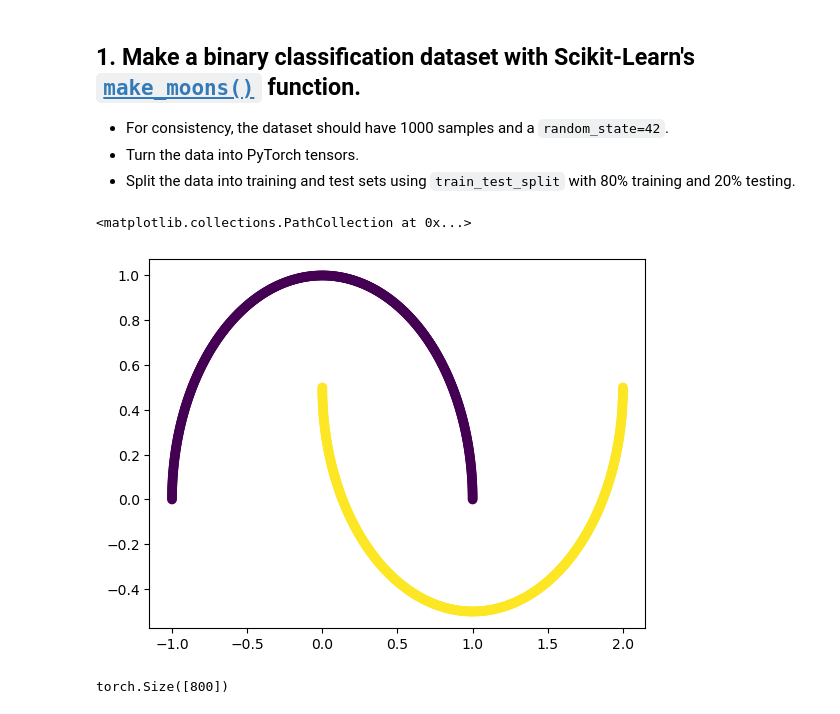
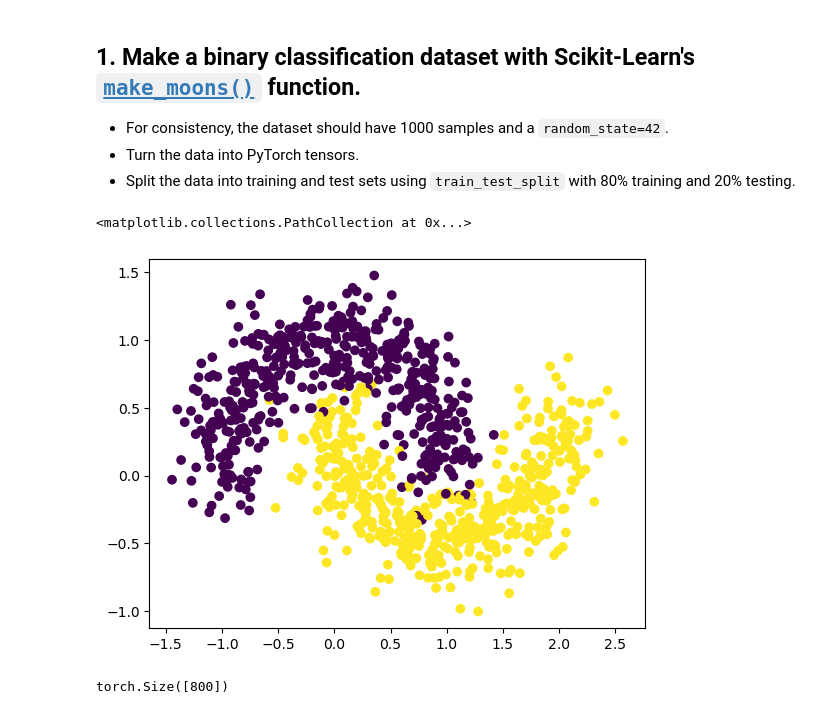
Before and after one commit to pjy0422/pytorch, a Jupyter notebook: 02_pytorch_classification_exercises.ipynb, the cells around one changed output. Cells and saved outputs as stored; diff of their text form; code cells hidden in the pictures.

```diff
--- a/02_pytorch_classification_exercises.ipynb
+++ b/02_pytorch_classification_exercises.ipynb
@@ -34,7 +34,7 @@ from sklearn.datasets import make_moons
 
 
 n_samples = 1000
-X_moon, y_moon = make_moons(n_samples=n_samples,random_state=RANDOM_SEED)
+X_moon, y_moon = make_moons(n_samples=n_samples,random_state=RANDOM_SEED,noise=0.2)
 # %%
 # Turn data into a DataFrame
 import pandas as pd
@@ -44,13 +44,14 @@ label = np.expand_dims(y_moon,axis=1)
 df1 = pd.DataFrame(X_moon, columns = ['X1','X2'])
 df2 = pd.DataFrame(label, columns=['label'])
 df = pd.concat([df1,df2],axis=1)
+df = pd.DataFrame({"X0":X_moon[:,0],"X1":X_moon[:,1],"y":y_moon})
 # %%
 # Visualize the data on a scatter plot
 import matplotlib.pyplot as plt
-plt.scatter(x=df.X1,y=df.X2,c=df.label)
+plt.scatter(x=df.X0,y=df.X1,c=df.y)
 # %% [output]
 <matplotlib.collections.PathCollection at 0x...>
-[figure, old version]
+[figure, new version]
 # %%
 # Turn data into tensors of dtype float
 
```
Also changed, not shown: parts of 8 cells of this notebook.
